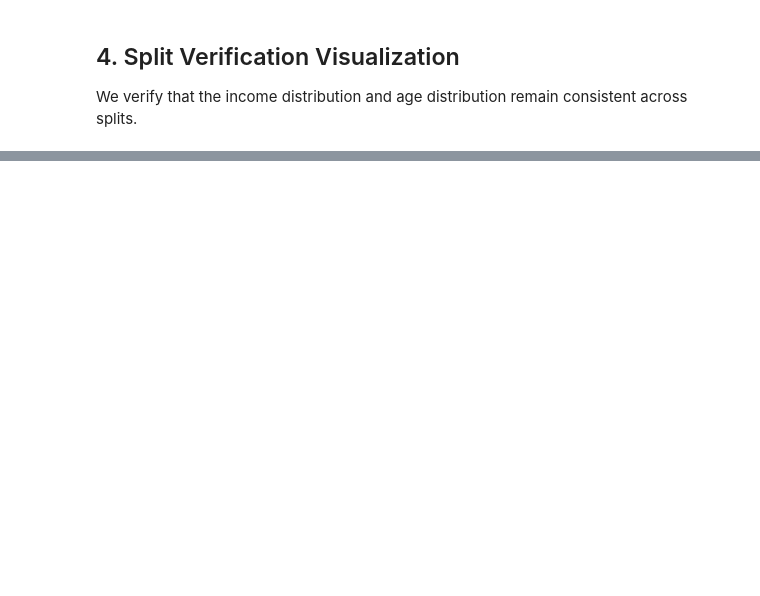
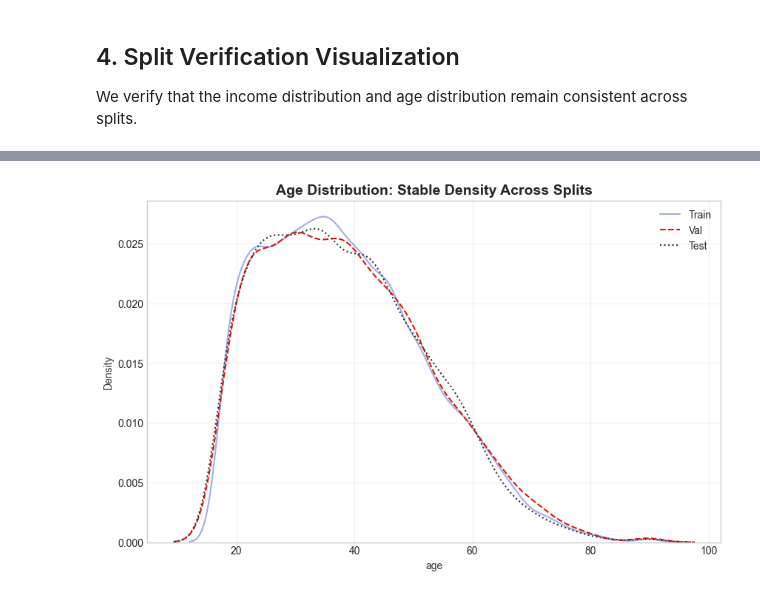
Before and after one commit to BenM10/predictive_income_project, a Jupyter notebook: notebooks/03_preprocessing.ipynb, the cells around one changed output, grey strips where cells are left out. Cells and saved outputs as stored; diff of their text form; code cells hidden in the pictures; blank space fills up the shorter version.

```diff
--- a/notebooks/03_preprocessing.ipynb
+++ b/notebooks/03_preprocessing.ipynb
@@ -115,9 +152,11 @@ save_and_show("07_split_income_verification")
 # %%
 # Plot 2: Age Distribution Overlay
 plt.figure(figsize=(10, 6))
 sns.kdeplot(df_train['age'], label='Train', color='#475ED1', alpha=0.5)
 sns.kdeplot(df_val['age'], label='Val', color='#E3120B', ls='--')
 sns.kdeplot(df_test['age'], label='Test', color='#333333', ls=':')
 plt.title("Age Distribution: Stable Density Across Splits")
 plt.legend()
-save_and_show("08_split_age_verification")
+save_and_show("preprocessing_age_distribution")
+# %% [output]
+[figure, added]
```
Also changed, not shown: parts of 5 cells of this notebook, 5 other files.
